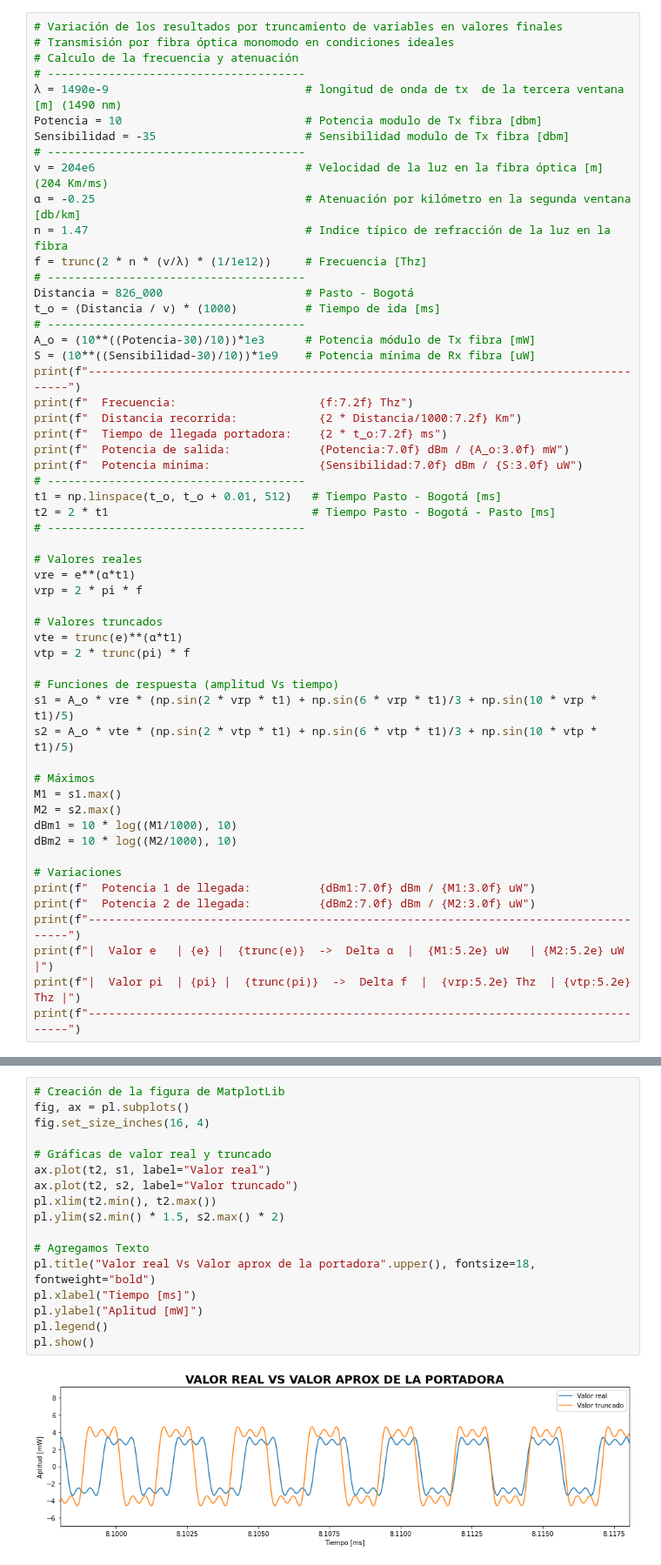
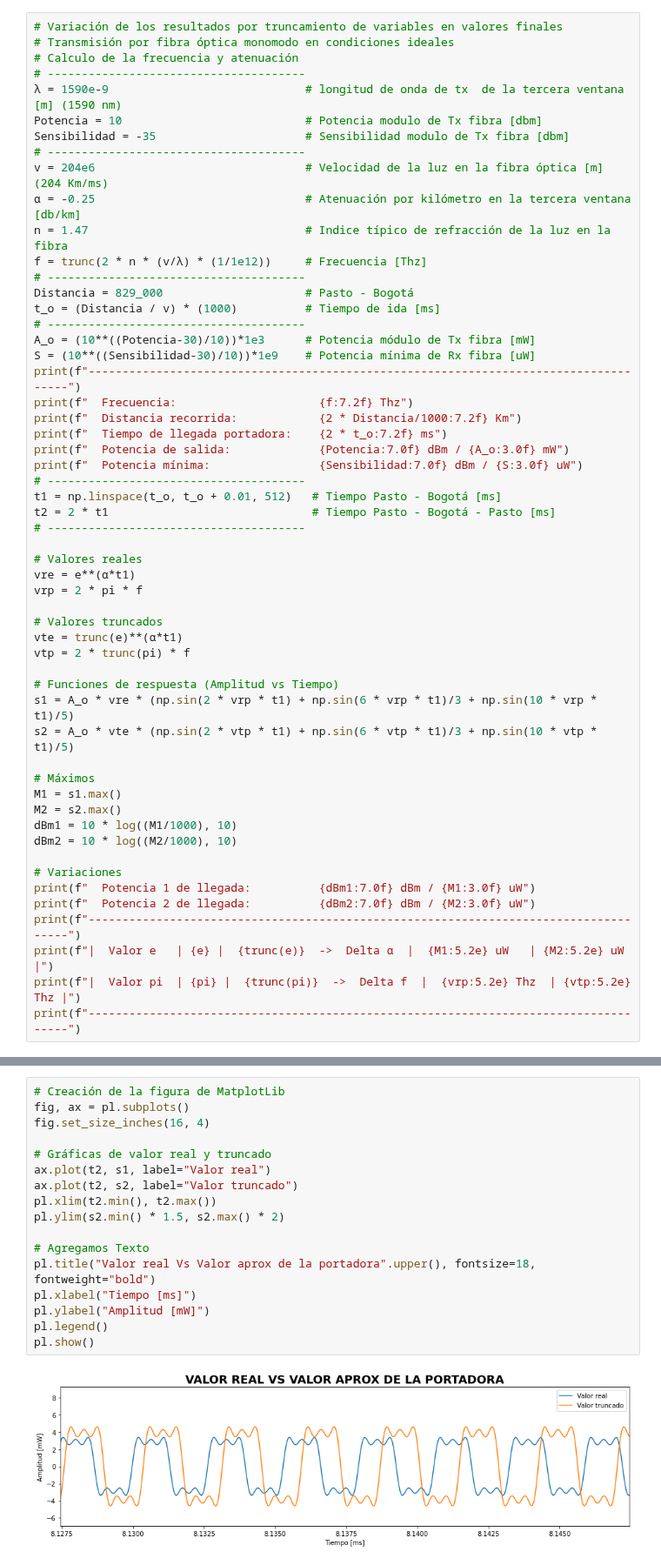
Before and after one commit to GiancarloBenavides/Metodos-Numericos, a Jupyter notebook: Jupyter/01_Redondeo.ipynb, the cells around one changed output, grey strips where cells are left out. Shown at 87% size. Drawn from its saved outputs; the diff is of its cells as text.

```diff
--- a/Jupyter/01_Redondeo.ipynb
+++ b/Jupyter/01_Redondeo.ipynb
@@ -250,16 +308,16 @@ Truncar 3:  -8
 # Transmisión por fibra óptica monomodo en condiciones ideales
 # Calculo de la frecuencia y atenuación
 # --------------------------------------
-λ = 1490e-9                             # longitud de onda de tx  de la tercera ventana [m] (1490 nm)
+λ = 1590e-9                             # longitud de onda de tx  de la tercera ventana [m] (1590 nm)
 Potencia = 10                           # Potencia modulo de Tx fibra [dbm]
 Sensibilidad = -35                      # Sensibilidad modulo de Tx fibra [dbm]
 # --------------------------------------
 v = 204e6                               # Velocidad de la luz en la fibra óptica [m] (204 Km/ms)
-α = -0.25                               # Atenuación por kilómetro en la segunda ventana [db/km]
+α = -0.25                               # Atenuación por kilómetro en la tercera ventana [db/km]
 n = 1.47                                # Indice típico de refracción de la luz en la fibra
 f = trunc(2 * n * (v/λ) * (1/1e12))     # Frecuencia [Thz]
 # --------------------------------------
-Distancia = 826_000                     # Pasto - Bogotá
+Distancia = 829_000                     # Pasto - Bogotá
 t_o = (Distancia / v) * (1000)          # Tiempo de ida [ms]
 # --------------------------------------
 A_o = (10**((Potencia-30)/10))*1e3      # Potencia módulo de Tx fibra [mW]
@@ -269,7 +327,7 @@ print(f"  Frecuencia:                     {f:7.2f} Thz")
 print(f"  Distancia recorrida:            {2 * Distancia/1000:7.2f} Km")
 print(f"  Tiempo de llegada portadora:    {2 * t_o:7.2f} ms")
 print(f"  Potencia de salida:             {Potencia:7.0f} dBm / {A_o:3.0f} mW")
-print(f"  Potencia minima:                {Sensibilidad:7.0f} dBm / {S:3.0f} uW")
+print(f"  Potencia mínima:                {Sensibilidad:7.0f} dBm / {S:3.0f} uW")
 # --------------------------------------
 t1 = np.linspace(t_o, t_o + 0.01, 512)   # Tiempo Pasto - Bogotá [ms]
 t2 = 2 * t1                              # Tiempo Pasto - Bogotá - Pasto [ms]
@@ -283,7 +341,7 @@ vrp = 2 * pi * f
 vte = trunc(e)**(α*t1)
 vtp = 2 * trunc(pi) * f
 
-# Funciones de respuesta (amplitud Vs tiempo)
+# Funciones de respuesta (Amplitud vs Tiempo)
 s1 = A_o * vre * (np.sin(2 * vrp * t1) + np.sin(6 * vrp * t1)/3 + np.sin(10 * vrp * t1)/5)
 s2 = A_o * vte * (np.sin(2 * vtp * t1) + np.sin(6 * vtp * t1)/3 + np.sin(10 * vtp * t1)/5)
 
@@ -316,22 +374,22 @@ print(f"------------------------------------------------------------------------
 # %%
 # Creación de la figura de MatplotLib
 fig, ax = pl.subplots()
 fig.set_size_inches(16, 4)
 
 # Gráficas de valor real y truncado
 ax.plot(t2, s1, label="Valor real")
 ax.plot(t2, s2, label="Valor truncado")
 pl.xlim(t2.min(), t2.max())
 pl.ylim(s2.min() * 1.5, s2.max() * 2)
 
 # Agregamos Texto
 pl.title("Valor real Vs Valor aprox de la portadora".upper(), fontsize=18, fontweight="bold")
 pl.xlabel("Tiempo [ms]")
-pl.ylabel("Aplitud [mW]")
+pl.ylabel("Amplitud [mW]")
 pl.legend()
 pl.show()
 # %% [output]
-[figure, old version]
+[figure, new version]
 # %% [markdown]
 ---
 ## Mas Recursos
```
Also changed, not shown: parts of 17 cells of this notebook, 4 other files.
